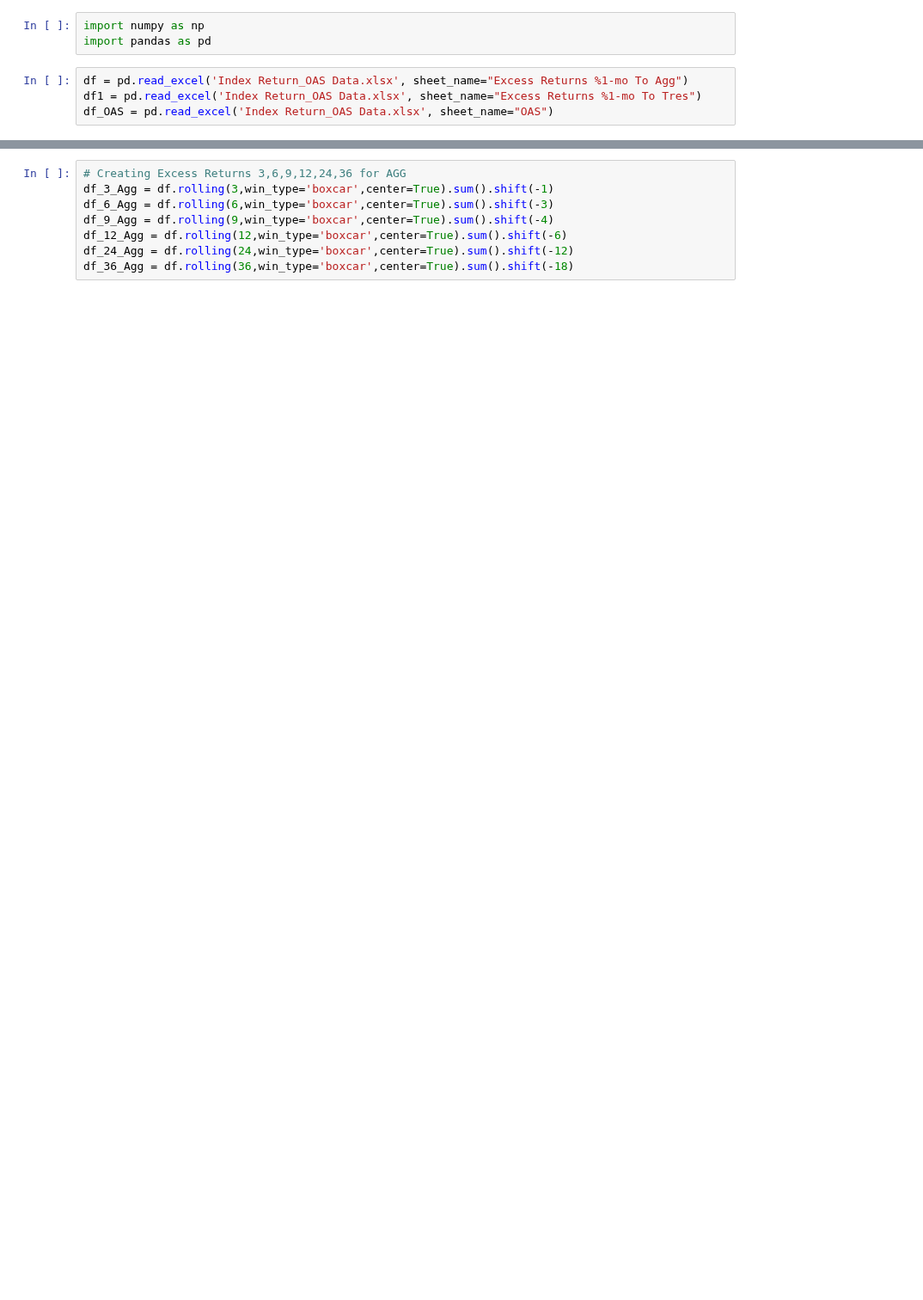
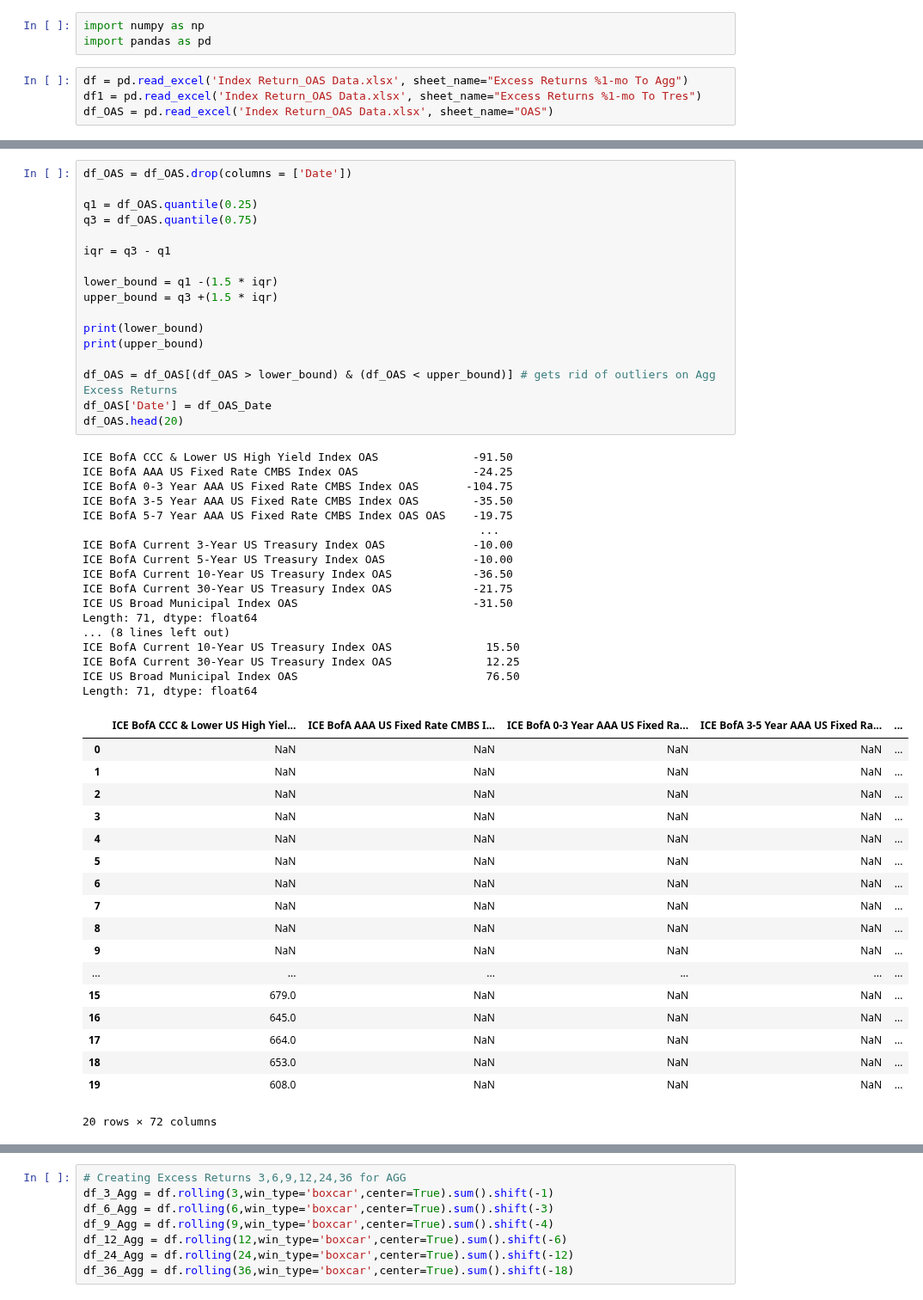
Before and after one commit to valazeinali/BoydWatterson, a Jupyter notebook: BoydWatterson/T-Test Analysis/arseny_project_last.ipynb, the cells around one changed output, grey strips where cells are left out. Shown at 86% size. Cells and saved outputs as stored; diff of their text form; blank space fills up the shorter version.

```diff
--- a/BoydWatterson/T-Test Analysis/arseny_project_last.ipynb
+++ b/BoydWatterson/T-Test Analysis/arseny_project_last.ipynb
@@ -7,0 +115,53 @@ df_OAS = pd.read_excel('Index Return_OAS Data.xlsx', sheet_name="OAS")
+# %%
+df_OAS = df_OAS.drop(columns = ['Date'])
+
+q1 = df_OAS.quantile(0.25)
+q3 = df_OAS.quantile(0.75)
+
+iqr = q3 - q1
+
+lower_bound = q1 -(1.5 * iqr)
+upper_bound = q3 +(1.5 * iqr)
+
+print(lower_bound)
+print(upper_bound)
+
+df_OAS = df_OAS[(df_OAS > lower_bound) & (df_OAS < upper_bound)] # gets rid of outliers on Agg Excess Returns
+df_OAS['Date'] = df_OAS_Date
+df_OAS.head(20)
+# %% [output]
+ICE BofA CCC & Lower US High Yield Index OAS              -91.50
+ICE BofA AAA US Fixed Rate CMBS Index OAS                 -24.25
+ICE BofA 0-3 Year AAA US Fixed Rate CMBS Index OAS       -104.75
+ICE BofA 3-5 Year AAA US Fixed Rate CMBS Index OAS        -35.50
+ICE BofA 5-7 Year AAA US Fixed Rate CMBS Index OAS OAS    -19.75
+                                                           ...
+ICE BofA Current 3-Year US Treasury Index OAS             -10.00
+ICE BofA Current 5-Year US Treasury Index OAS             -10.00
+ICE BofA Current 10-Year US Treasury Index OAS            -36.50
+ICE BofA Current 30-Year US Treasury Index OAS            -21.75
+ICE US Broad Municipal Index OAS                          -31.50
+Length: 71, dtype: float64
+... (8 lines left out)
+ICE BofA Current 10-Year US Treasury Index OAS              15.50
+ICE BofA Current 30-Year US Treasury Index OAS              12.25
+ICE US Broad Municipal Index OAS                            76.50
+Length: 71, dtype: float64
+|  | ICE BofA CCC & Lower US High Yiel... | ICE BofA AAA US Fixed Rate CMBS I... | ICE BofA 0-3 Year AAA US Fixed Ra... | ICE BofA 3-5 Year AAA US Fixed Ra... | ... |
+| 0 | NaN | NaN | NaN | NaN | ... |
+| 1 | NaN | NaN | NaN | NaN | ... |
+| 2 | NaN | NaN | NaN | NaN | ... |
+| 3 | NaN | NaN | NaN | NaN | ... |
+| 4 | NaN | NaN | NaN | NaN | ... |
+| 5 | NaN | NaN | NaN | NaN | ... |
+| 6 | NaN | NaN | NaN | NaN | ... |
+| 7 | NaN | NaN | NaN | NaN | ... |
+| 8 | NaN | NaN | NaN | NaN | ... |
+| 9 | NaN | NaN | NaN | NaN | ... |
+| ... | ... | ... | ... | ... | ... |
+| 15 | 679.0 | NaN | NaN | NaN | ... |
+| 16 | 645.0 | NaN | NaN | NaN | ... |
+| 17 | 664.0 | NaN | NaN | NaN | ... |
+| 18 | 653.0 | NaN | NaN | NaN | ... |
+| 19 | 608.0 | NaN | NaN | NaN | ... |
+20 rows × 72 columns
```
Also changed, not shown: parts of 31 cells of this notebook.
